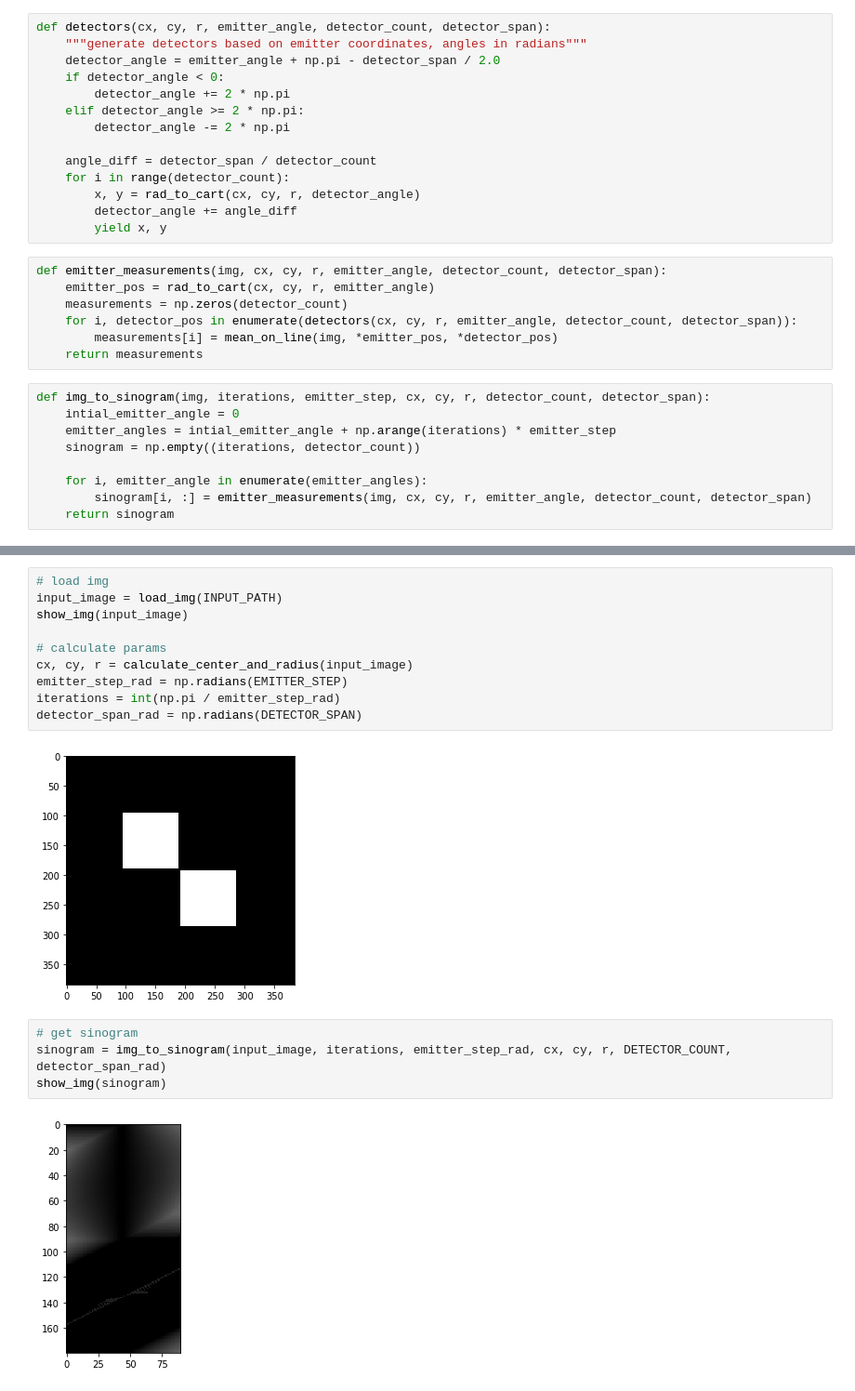
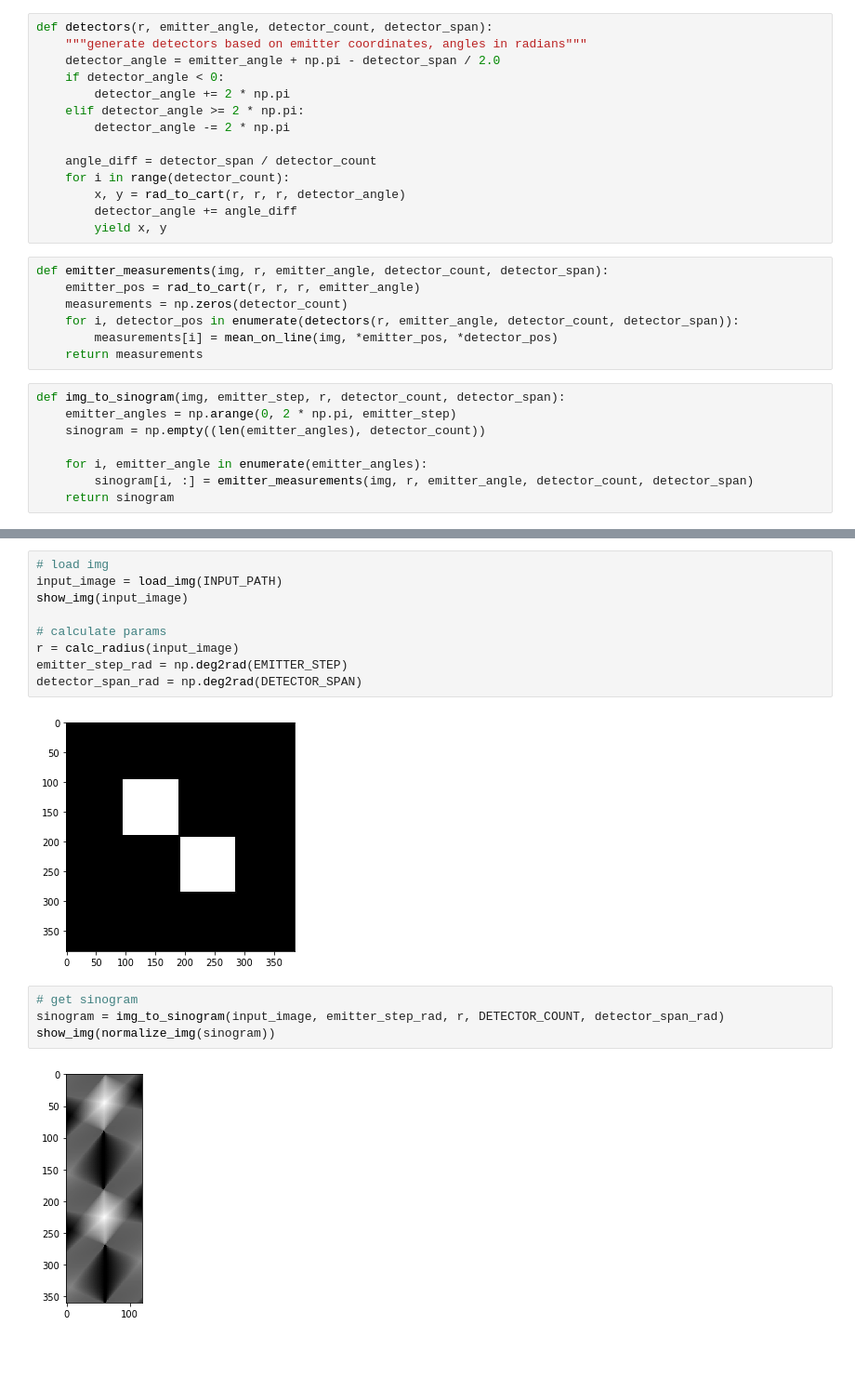
Before and after one commit to Guslarz/CT, a Jupyter notebook: ct.ipynb, the cells around one changed output, grey strips where cells are left out. Shown at 93% size. Drawn from its saved outputs; the diff is of its cells as text; blank space fills up the shorter version.

```diff
--- a/ct.ipynb
+++ b/ct.ipynb
@@ -113,6 +104,6 @@ def rad_to_cart(cx, cy, r, angle):
     return int(x), int(y)
 # %%
-def detectors(cx, cy, r, emitter_angle, detector_count, detector_span):
+def detectors(r, emitter_angle, detector_count, detector_span):
     """generate detectors based on emitter coordinates, angles in radians"""
     detector_angle = emitter_angle + np.pi - detector_span / 2.0
     if detector_angle < 0:
@@ -122,22 +113,21 @@ def detectors(cx, cy, r, emitter_angle, detector_count, detector_span):
 
     angle_diff = detector_span / detector_count
     for i in range(detector_count):
-        x, y = rad_to_cart(cx, cy, r, detector_angle)
+        x, y = rad_to_cart(r, r, r, detector_angle)
         detector_angle += angle_diff
         yield x, y
 # %%
-def emitter_measurements(img, cx, cy, r, emitter_angle, detector_count, detector_span):
-    emitter_pos = rad_to_cart(cx, cy, r, emitter_angle)
+def emitter_measurements(img, r, emitter_angle, detector_count, detector_span):
+    emitter_pos = rad_to_cart(r, r, r, emitter_angle)
     measurements = np.zeros(detector_count)
-    for i, detector_pos in enumerate(detectors(cx, cy, r, emitter_angle, detector_count, detector_span)):
+    for i, detector_pos in enumerate(detectors(r, emitter_angle, detector_count, detector_span)):
         measurements[i] = mean_on_line(img, *emitter_pos, *detector_pos)
     return measurements
 # %%
-def img_to_sinogram(img, iterations, emitter_step, cx, cy, r, detector_count, detector_span):
-    intial_emitter_angle = 0
-    emitter_angles = intial_emitter_angle + np.arange(iterations) * emitter_step
-    sinogram = np.empty((iterations, detector_count))
+def img_to_sinogram(img, emitter_step, r, detector_count, detector_span):
+    emitter_angles = np.arange(0, 2 * np.pi, emitter_step)
+    sinogram = np.empty((len(emitter_angles), detector_count))
 
     for i, emitter_angle in enumerate(emitter_angles):
-        sinogram[i, :] = emitter_measurements(img, cx, cy, r, emitter_angle, detector_count, detector_span)
+        sinogram[i, :] = emitter_measurements(img, r, emitter_angle, detector_count, detector_span)
     return sinogram
@@ -152,15 +153,14 @@ input_image = load_img(INPUT_PATH)
 show_img(input_image)
 
 # calculate params
-cx, cy, r = calculate_center_and_radius(input_image)
-emitter_step_rad = np.radians(EMITTER_STEP)
-iterations = int(np.pi / emitter_step_rad)
-detector_span_rad = np.radians(DETECTOR_SPAN)
+r = calc_radius(input_image)
+emitter_step_rad = np.deg2rad(EMITTER_STEP)
+detector_span_rad = np.deg2rad(DETECTOR_SPAN)
 # %% [output]
 [figure]
 # %%
 # get sinogram
-sinogram = img_to_sinogram(input_image, iterations, emitter_step_rad, cx, cy, r, DETECTOR_COUNT, detector_span_rad)
-show_img(sinogram)
+sinogram = img_to_sinogram(input_image, emitter_step_rad, r, DETECTOR_COUNT, detector_span_rad)
+show_img(normalize_img(sinogram))
 # %% [output]
-[figure, old version]
+[figure, new version]
```
Also changed, not shown: parts of 12 cells of this notebook.
